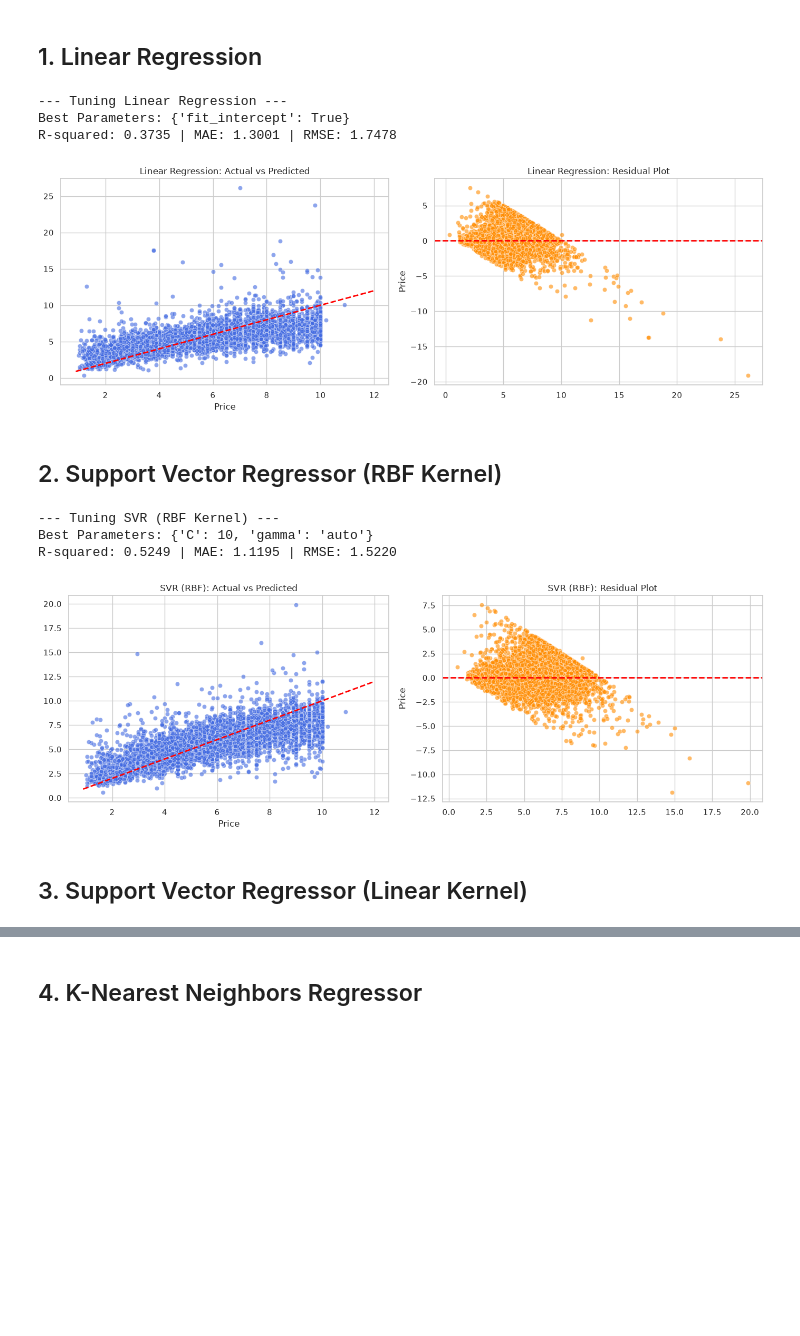
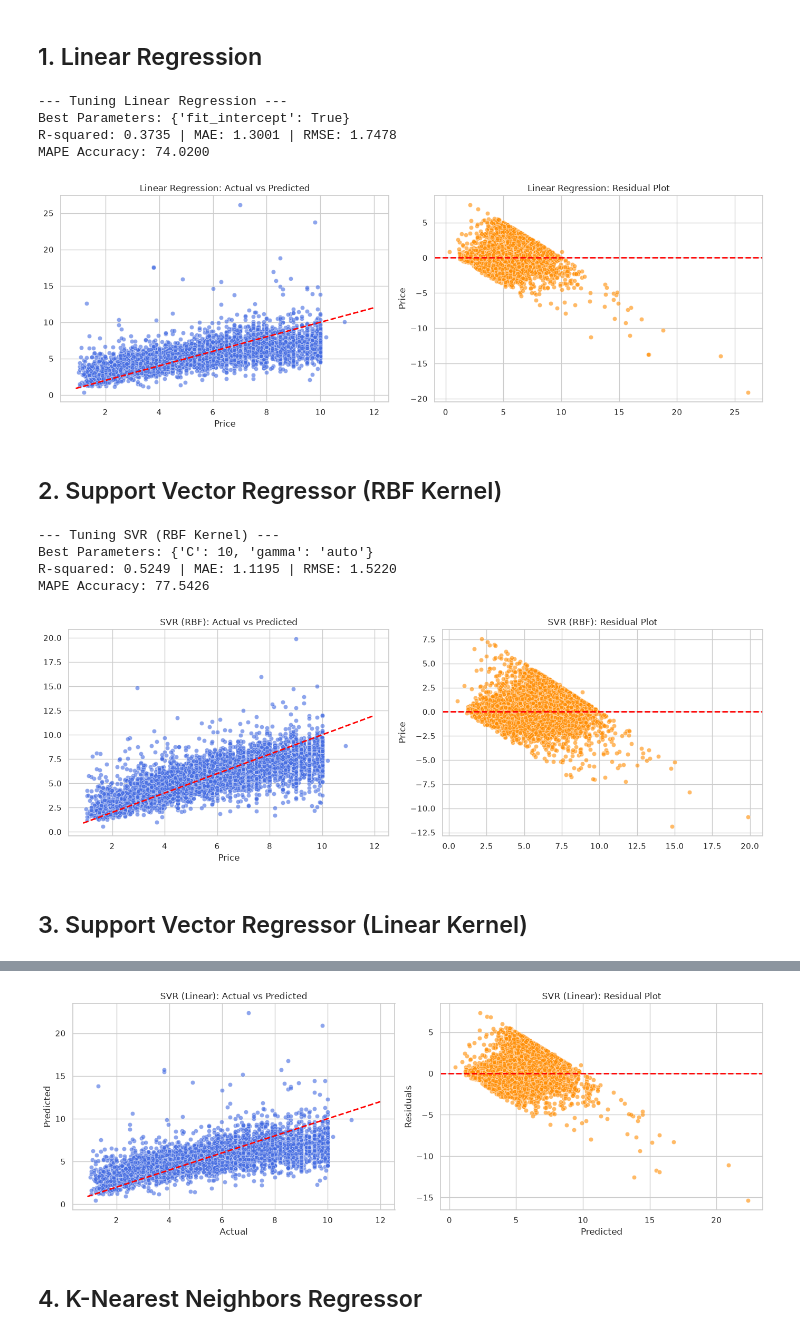
Before and after one commit to Nitditto/Intelligent_system, a Jupyter notebook: assignment_02/Training.ipynb, the cells around one changed output, grey strips where cells are left out. Cells and saved outputs as stored; diff of their text form; code cells hidden in the pictures; blank space fills up the shorter version.

Commit message:
Assignment 1.2: Optimize svm linear and add accuracy metric

```diff
--- a/assignment_02/Training.ipynb
+++ b/assignment_02/Training.ipynb
@@ -95,7 +95,12 @@ mae = mean_absolute_error(y_te, y_pred)
 rmse = np.sqrt(mean_squared_error(y_te, y_pred))
 
 print(f"R-squared: {r2:.4f} | MAE: {mae:.4f} | RMSE: {rmse:.4f}")
-model_results.append({'Model': 'Linear Regression', 'R-squared': r2, 'MAE': mae, 'RMSE': rmse})
+
+# 100 - MAPE Accuracy (%)
+mape = mean_absolute_percentage_error(y_te, y_pred)
+accuracy_mape = max(0, (1 - mape) * 100)
+print(f"MAPE Accuracy: {accuracy_mape:.4f}")
+model_results.append({'Model': 'Linear Regression', 'R-squared': r2, 'MAE': mae, 'RMSE': rmse, 'MAPE Accuracy': accuracy_mape})
 
 # Plotting
 fig, axes = plt.subplots(1, 2, figsize=(14, 5))
@@ -116,6 +121,7 @@ plt.show()
 --- Tuning Linear Regression ---
 Best Parameters: {'fit_intercept': True}
 R-squared: 0.3735 | MAE: 1.3001 | RMSE: 1.7478
+MAPE Accuracy: 74.0200
 [figure]
 # %% [markdown]
 ## 2. Support Vector Regressor (RBF Kernel)
@@ -151,7 +157,13 @@ mae = mean_absolute_error(y_te, y_pred)
 rmse = np.sqrt(mean_squared_error(y_te, y_pred))
 
 print(f"R-squared: {r2:.4f} | MAE: {mae:.4f} | RMSE: {rmse:.4f}")
-model_results.append({'Model': 'SVR (RBF)', 'R-squared': r2, 'MAE': mae, 'RMSE': rmse})
+
+# 100 - MAPE Accuracy (%)
+mape = mean_absolute_percentage_error(y_te, y_pred)
+accuracy_mape = max(0, (1 - mape) * 100)
+print(f"MAPE Accuracy: {accuracy_mape:.4f}")
+
+model_results.append({'Model': 'SVR (RBF)', 'R-squared': r2, 'MAE': mae, 'RMSE': rmse, 'MAPE Accuracy': accuracy_mape})
 
 # Plotting
 fig, axes = plt.subplots(1, 2, figsize=(14, 5))
@@ -172,30 +184,54 @@ plt.show()
 --- Tuning SVR (RBF Kernel) ---
 Best Parameters: {'C': 10, 'gamma': 'auto'}
 R-squared: 0.5249 | MAE: 1.1195 | RMSE: 1.5220
+MAPE Accuracy: 77.5426
 [figure]
 # %% [markdown]
 ## 3. Support Vector Regressor (Linear Kernel)
 # %%
-from sklearn.model_selection import train_test_split
+import numpy as np
+import matplotlib.pyplot as plt
+import seaborn as sns
+from sklearn.svm import LinearSVR
+from sklearn.model_selection import GridSearchCV
+from sklearn.metrics import (
+    r2_score,
+    mean_absolute_error,
+    mean_squared_error,
+    mean_absolute_percentage_error
+)
 
-print("--- Tuning SVR (Linear Kernel) ---")
-svr_linear = SVR(kernel='linear')
+print("--- Fast Tuning Linear SVR (GridSearchCV) ---")
+
+# 1. LinearSVR with dual=False (optimal for datasets where n_samples > n_features)
+svr_linear = LinearSVR(
+    dual=False,
+    loss='squared_epsilon_insensitive',
+    random_state=42,
+    max_iter=2000
+)
+
 param_grid_linear = {
-    'C': [0.1, 1, 10]
+    'C': [0.01, 0.1, 1, 10, 100],
+    'epsilon': [0.0, 0.1, 0.2]  # Tuning epsilon often improves precision
 }
 
-# 1. Take a 20% slice of the training data for FAST tuning
-X_tune_lin, _, y_tune_lin, _ = train_test_split(X_train_scaled, y_train_log, train_size=0.20, random_state=42)
+# 2. Standard GridSearchCV
+grid_linear = GridSearchCV(
+    estimator=svr_linear,
+    param_grid=param_grid_linear,
+    cv=3,
+    scoring='neg_mean_squared_error',
+    n_jobs=-1
+)
 
-# 2. Run GridSearch ONLY on the 20% slice
-grid_linear = GridSearchCV(svr_linear, param_grid_linear, cv=3, scoring='neg_mean_squared_error', n_jobs=-1)
-grid_linear.fit(X_tune_lin, y_tune_lin)
+# Fit on training data
+grid_linear.fit(X_train_scaled, y_train_log)
 
 print(f"Best Parameters: {grid_linear.best_params_}")
 
-# 3. Train the winning model on the FULL 100% training data
+# 3. Extract best model (GridSearchCV automatically refits on 100% of X_train_scaled)
 best_linear = grid_linear.best_estimator_
-best_linear.fit(X_train_scaled, y_train_log)
 
 # Predict and Inverse Transform
 y_pred_log = best_linear.predict(X_test_scaled)
@@ -206,9 +242,20 @@ y_te = np.expm1(y_test_log)
 r2 = r2_score(y_te, y_pred)
 mae = mean_absolute_error(y_te, y_pred)
 rmse = np.sqrt(mean_squared_error(y_te, y_pred))
+mape = mean_absolute_percentage_error(y_te, y_pred)
+accuracy_mape = max(0, (1 - mape) * 100)
 
 print(f"R-squared: {r2:.4f} | MAE: {mae:.4f} | RMSE: {rmse:.4f}")
-model_results.append({'Model': 'SVR (Linear)', 'R-squared': r2, 'MAE': mae, 'RMSE': rmse})
+print(f"MAPE Accuracy: {accuracy_mape:.4f}%")
+
+# Append to results
+model_results.append({
+    'Model': 'SVR (Linear)',
+    'R-squared': r2,
+    'MAE': mae,
+    'RMSE': rmse,
+    'MAPE Accuracy': accuracy_mape
+})
 
 # Plotting
 fig, axes = plt.subplots(1, 2, figsize=(14, 5))
@@ -217,11 +264,15 @@ min_val, max_val = y_te.min() * 0.9, y_te.max() * 1.1
 sns.scatterplot(x=y_te, y=y_pred, alpha=0.6, color='royalblue', ax=axes[0])
 axes[0].plot([min_val, max_val], [min_val, max_val], color='red', linestyle='--', linewidth=2)
 axes[0].set_title("SVR (Linear): Actual vs Predicted")
+axes[0].set_xlabel("Actual")
+axes[0].set_ylabel("Predicted")
 
 residuals = y_te - y_pred
 sns.scatterplot(x=y_pred, y=residuals, alpha=0.6, color='darkorange', ax=axes[1])
 axes[1].axhline(y=0, color='red', linestyle='--', linewidth=2)
 axes[1].set_title("SVR (Linear): Residual Plot")
+axes[1].set_xlabel("Predicted")
+axes[1].set_ylabel("Residuals")
 
 plt.tight_layout()
 plt.show()
@@ -230,3 +284,4 @@ plt.show()
+[figure, added]
 # %% [markdown]
 ## 4. K-Nearest Neighbors Regressor
 # %%
```
Also changed, not shown: parts of 6 cells of this notebook.
